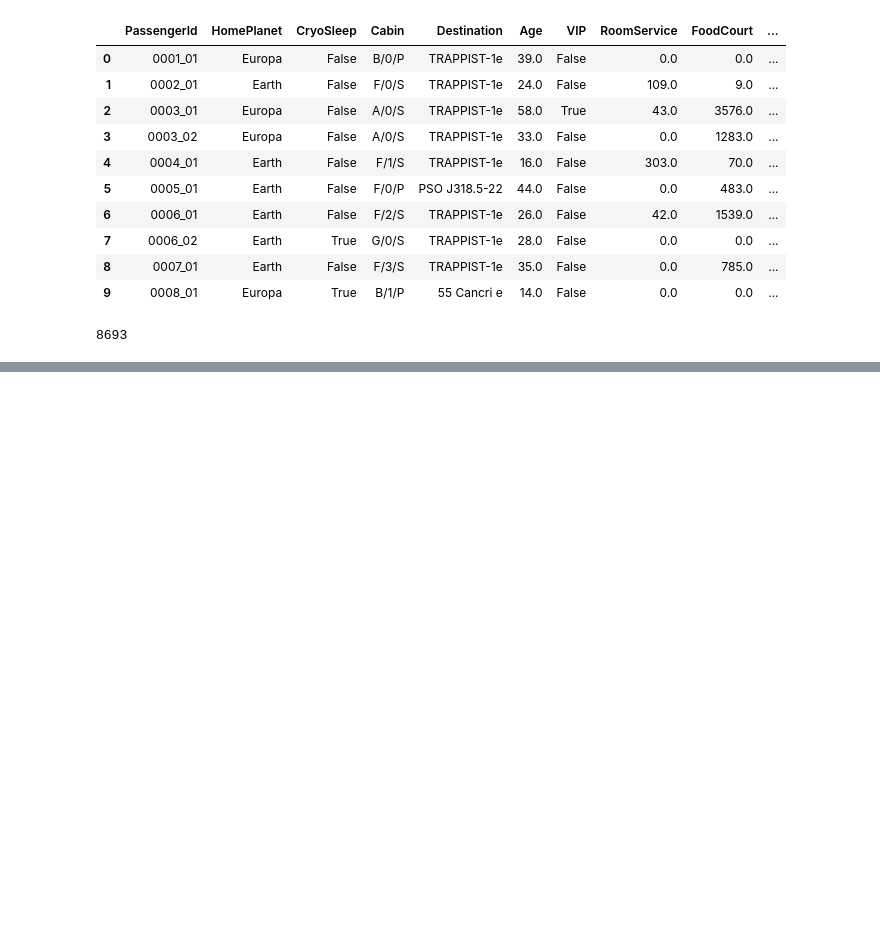
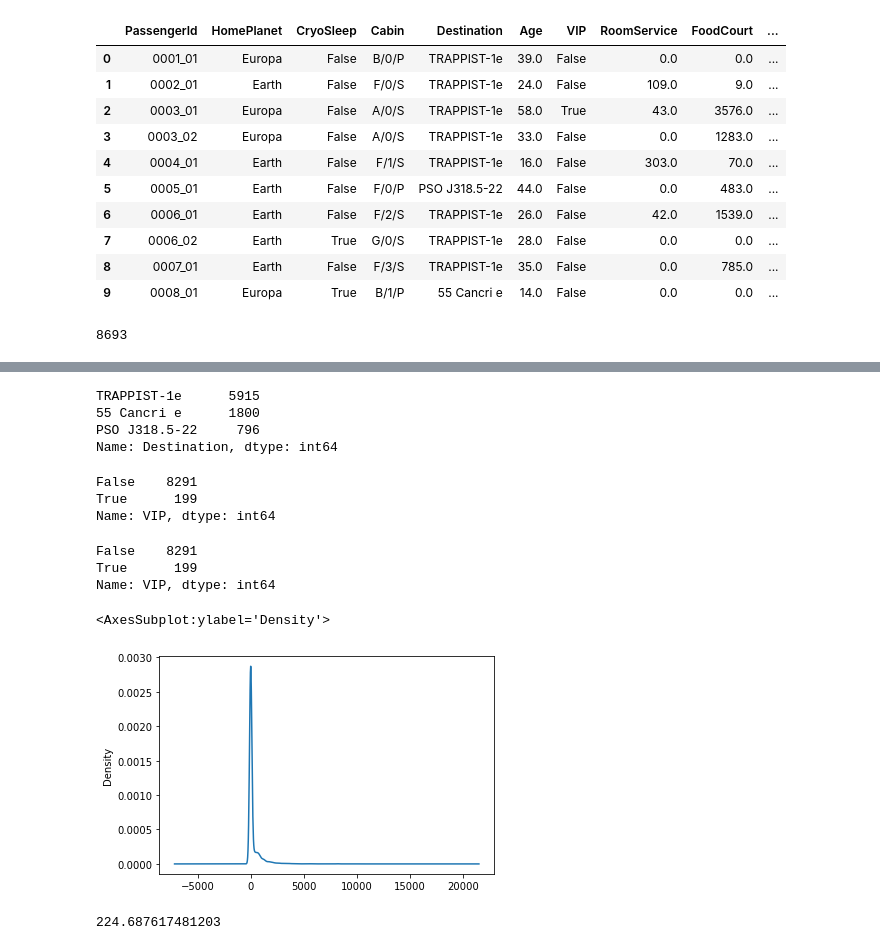
Before and after one commit to jacobgipson12/Spaceship-Titanic, a Jupyter notebook: Spaceship_Titanic.ipynb, the cells around one changed output, grey strips where cells are left out. Cells and saved outputs as stored; diff of their text form; code cells hidden in the pictures; blank space fills up the shorter version.

```diff
--- a/Spaceship_Titanic.ipynb
+++ b/Spaceship_Titanic.ipynb
@@ -41,0 +88,28 @@ len(df)
+# %%
+df['Destination'].value_counts()
+# %% [output]
+TRAPPIST-1e      5915
+55 Cancri e      1800
+PSO J318.5-22     796
+Name: Destination, dtype: int64
+# %%
+df['VIP'].value_counts()
+# %% [output]
+False    8291
+True      199
+Name: VIP, dtype: int64
+# %%
+df['VIP'].value_counts()
+# %% [output]
+False    8291
+True      199
+Name: VIP, dtype: int64
+# %%
+df['RoomService'].plot(kind='kde')
+# %% [output]
+<AxesSubplot:ylabel='Density'>
+[figure, added]
+# %%
+df['RoomService'].mean()
+# %% [output]
+224.687617481203
```
Also changed, not shown: parts of 11 cells of this notebook.
